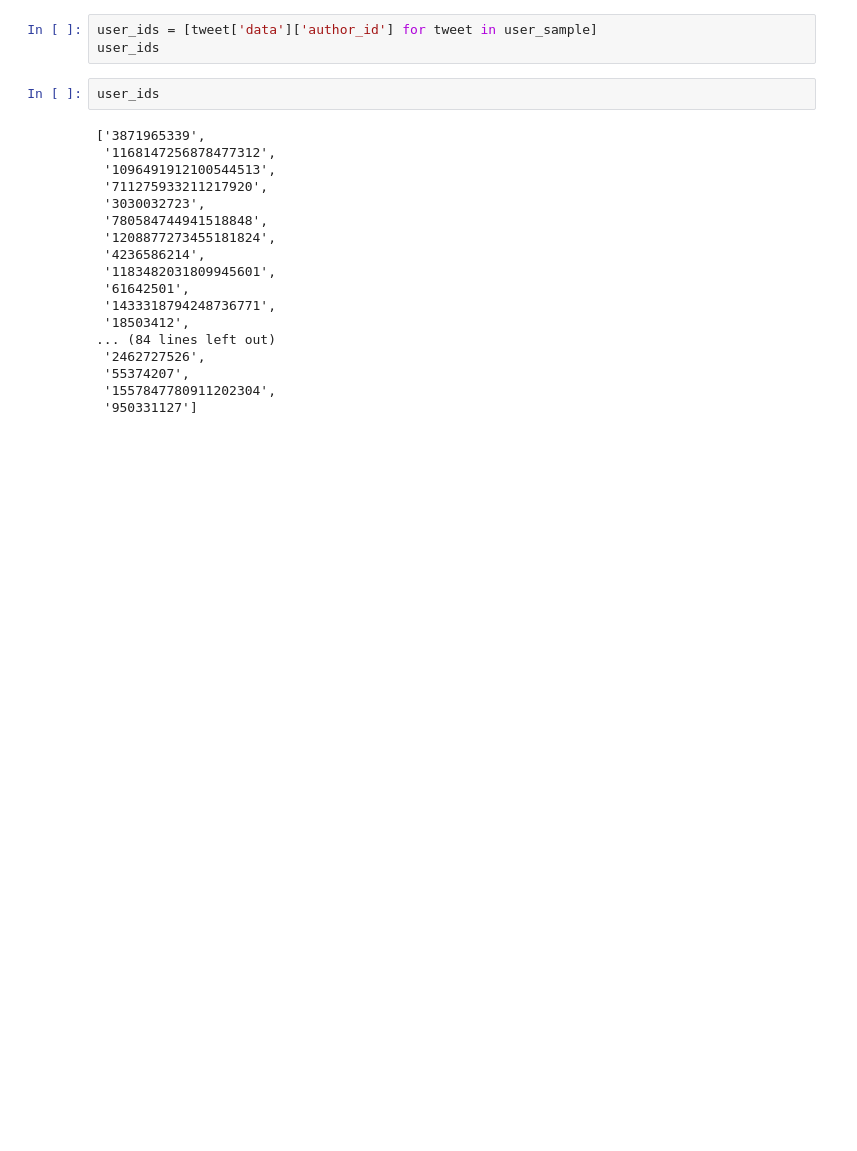
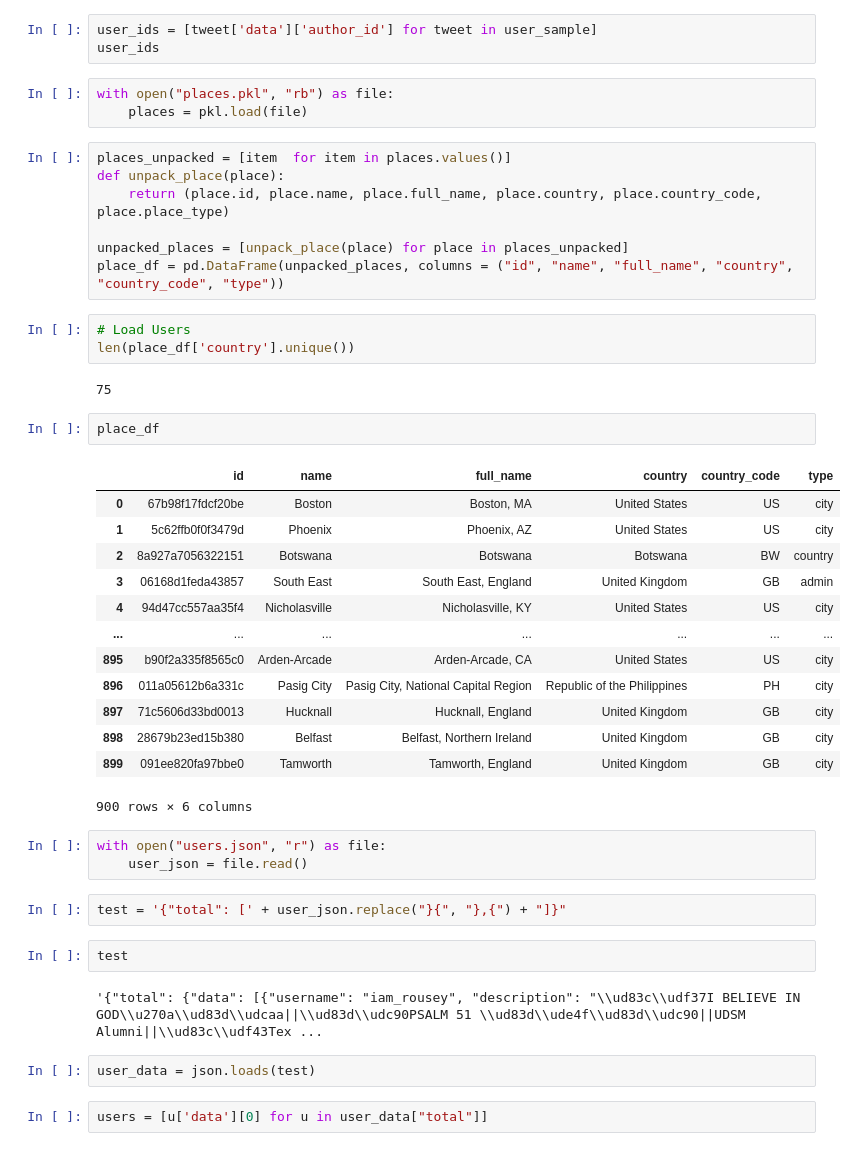
Before and after one commit to srtoner/SI630Project, a Jupyter notebook: TwitterRecon.ipynb, the cells around one changed output. Drawn from its saved outputs; the diff is of its cells as text; blank space fills up the shorter version.

```diff
--- a/TwitterRecon.ipynb
+++ b/TwitterRecon.ipynb
@@ -19,23 +18,47 @@ user_sample = user_seed.get_stream(rules, sample_size = 100)
 # %%
 user_ids = [tweet['data']['author_id'] for tweet in user_sample]
 user_ids
-# %%
-user_ids
-# %% [output]
-['3871965339',
- '1168147256878477312',
- '1096491912100544513',
- '711275933211217920',
- '3030032723',
- '780584744941518848',
- '1208877273455181824',
- '4236586214',
- '1183482031809945601',
- '61642501',
- '1433318794248736771',
- '18503412',
-... (84 lines left out)
- '2462727526',
- '55374207',
- '1557847780911202304',
- '950331127']
+# %%
+with open("places.pkl", "rb") as file:
+    places = pkl.load(file)
+# %%
+places_unpacked = [item  for item in places.values()]
+def unpack_place(place):
+    return (place.id, place.name, place.full_name, place.country, place.country_code, place.place_type)
+
+unpacked_places = [unpack_place(place) for place in places_unpacked]
+place_df = pd.DataFrame(unpacked_places, columns = ("id", "name", "full_name", "country", "country_code", "type"))
+# %%
+# Load Users
+len(place_df['country'].unique())
+# %% [output]
+75
+# %%
+place_df
+# %% [output]
+|  | id | name | full_name | country | country_code | type |
+| 0 | 67b98f17fdcf20be | Boston | Boston, MA | United States | US | city |
+| 1 | 5c62ffb0f0f3479d | Phoenix | Phoenix, AZ | United States | US | city |
+| 2 | 8a927a7056322151 | Botswana | Botswana | Botswana | BW | country |
+| 3 | 06168d1feda43857 | South East | South East, England | United Kingdom | GB | admin |
+| 4 | 94d47cc557aa35f4 | Nicholasville | Nicholasville, KY | United States | US | city |
+| ... | ... | ... | ... | ... | ... | ... |
+| 895 | b90f2a335f8565c0 | Arden-Arcade | Arden-Arcade, CA | United States | US | city |
+| 896 | 011a05612b6a331c | Pasig City | Pasig City, National Capital Region | Republic of the Philippines | PH | city |
+| 897 | 71c5606d33bd0013 | Hucknall | Hucknall, England | United Kingdom | GB | city |
+| 898 | 28679b23ed15b380 | Belfast | Belfast, Northern Ireland | United Kingdom | GB | city |
+| 899 | 091ee820fa97bbe0 | Tamworth | Tamworth, England | United Kingdom | GB | city |
+900 rows × 6 columns
+# %%
+with open("users.json", "r") as file:
+    user_json = file.read()
+# %%
+test = '{"total": [' + user_json.replace("}{", "},{") + "]}"
+# %%
+test
+# %% [output]
+'{"total": {"data": [{"username": "iam_rousey", "description": "\\ud83c\\udf37I BELIEVE IN GOD\\u270a\\ud83d\\udcaa||\\ud83d\\udc90PSALM 51 \\ud83d\\ude4f\\ud83d\\udc90||UDSM Alumni||\\ud83c\\udf43Tex ...
+# %%
+user_data = json.loads(test)
+# %%
+users = [u['data'][0] for u in user_data["total"]]
```
Also changed, not shown: parts of 4 cells of this notebook, 3 other files.
